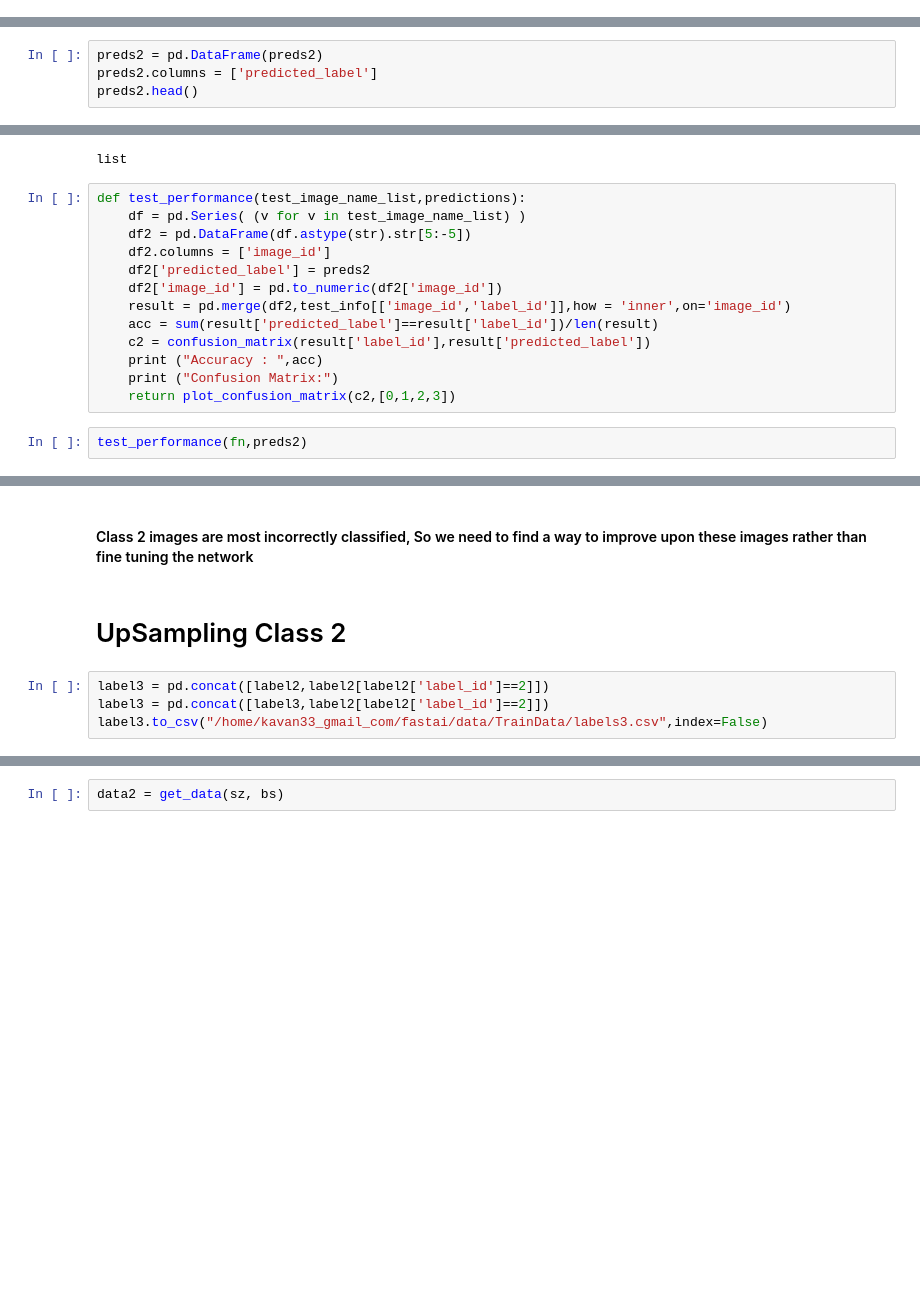
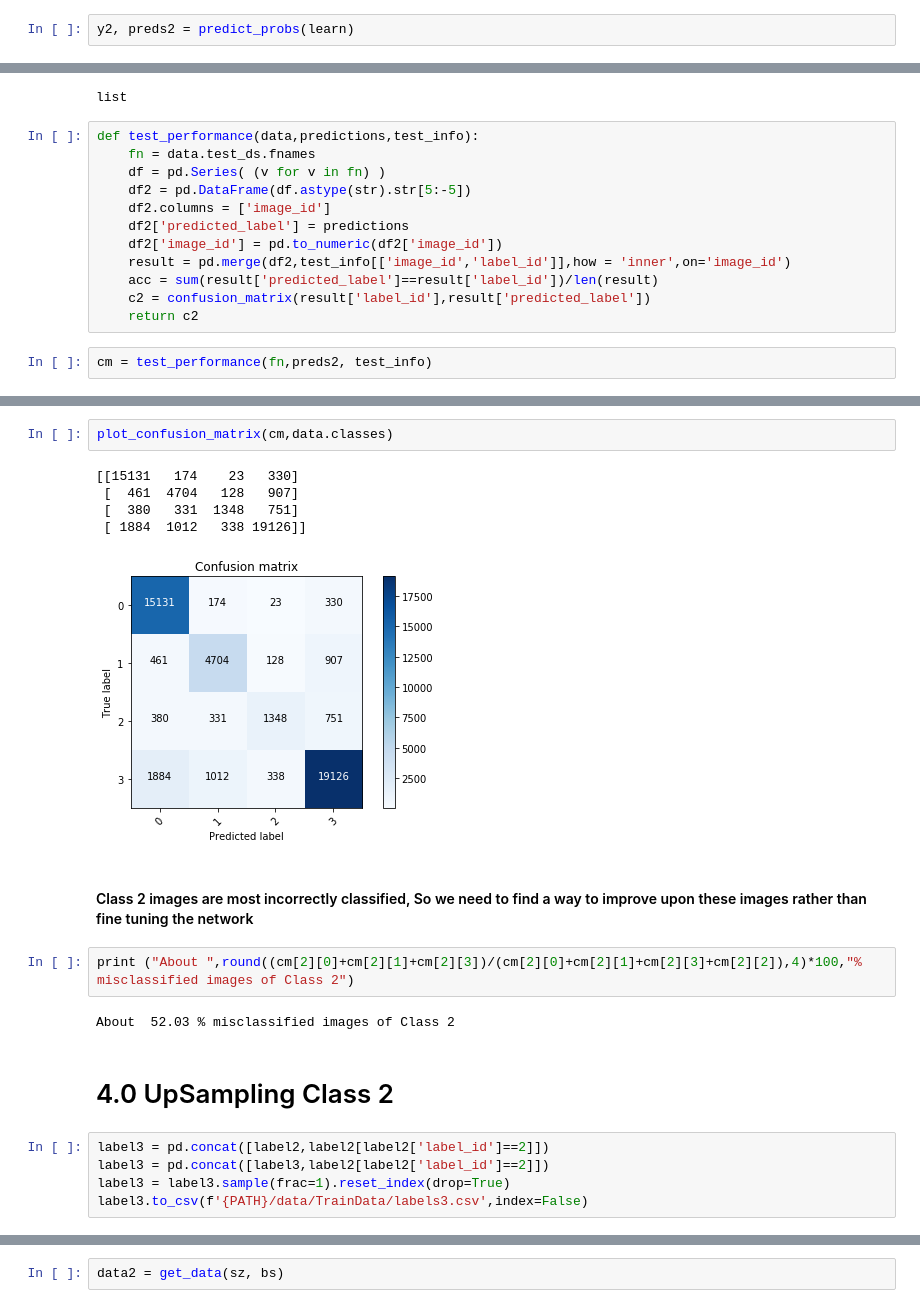
Before and after one commit to kavanp/MARCO, a Jupyter notebook: marco_fastai2.ipynb, the cells around one changed output, grey strips where cells are left out. Drawn from its saved outputs; the diff is of its cells as text; blank space fills up the shorter version.

Commit message:
Improved accuracy

```diff
--- a/marco_fastai2.ipynb
+++ b/marco_fastai2.ipynb
@@ -158 +221,3 @@ preds2 = np.argmax(probs2,axis=1)
+# %%
+y2, preds2 = predict_probs(learn)
 # %%
@@ -162,4 +224,0 @@ array([2, 0, 3, 3, 1, 0, 3, 0, 3, 1])
-# %%
-preds2 = pd.DataFrame(preds2)
-preds2.columns = ['predicted_label']
-preds2.head()
@@ -175,17 +227,16 @@ type(fn)
 # %% [output]
 list
 # %%
-def test_performance(test_image_name_list,predictions):
-    df = pd.Series( (v for v in test_image_name_list) )
+def test_performance(data,predictions,test_info):
+    fn = data.test_ds.fnames
+    df = pd.Series( (v for v in fn) )
     df2 = pd.DataFrame(df.astype(str).str[5:-5])
     df2.columns = ['image_id']
-    df2['predicted_label'] = preds2
+    df2['predicted_label'] = predictions
     df2['image_id'] = pd.to_numeric(df2['image_id'])
     result = pd.merge(df2,test_info[['image_id','label_id']],how = 'inner',on='image_id')
     acc = sum(result['predicted_label']==result['label_id'])/len(result)
     c2 = confusion_matrix(result['label_id'],result['predicted_label'])
-    print ("Accuracy : ",acc)
-    print ("Confusion Matrix:")
-    return plot_confusion_matrix(c2,[0,1,2,3])
+    return c2
 # %%
-test_performance(fn,preds2)
+cm = test_performance(fn,preds2, test_info)
@@ -200,8 +250,21 @@ Confusion Matrix:
+# %%
+plot_confusion_matrix(cm,data.classes)
+# %% [output]
+[[15131   174    23   330]
+ [  461  4704   128   907]
+ [  380   331  1348   751]
+ [ 1884  1012   338 19126]]
+[figure, added]
 # %% [markdown]
 #### Class 2 images are most incorrectly classified, So we need to find a way to improve upon these images rather than fine tuning the network
+# %%
+print ("About ",round((cm[2][0]+cm[2][1]+cm[2][3])/(cm[2][0]+cm[2][1]+cm[2][3]+cm[2][2]),4)*100,"% misclassified images of Class 2")
+# %% [output]
+About  52.03 % misclassified images of Class 2
 # %% [markdown]
-# UpSampling Class 2
+# 4.0 UpSampling Class 2
 # %%
 label3 = pd.concat([label2,label2[label2['label_id']==2]])
 label3 = pd.concat([label3,label2[label2['label_id']==2]])
-label3.to_csv("/home/kavan33_gmail_com/fastai/data/TrainData/labels3.csv",index=False)
+label3 = label3.sample(frac=1).reset_index(drop=True)
+label3.to_csv(f'{PATH}/data/TrainData/labels3.csv',index=False)
```
Also changed, not shown: parts of 84 cells of this notebook.
